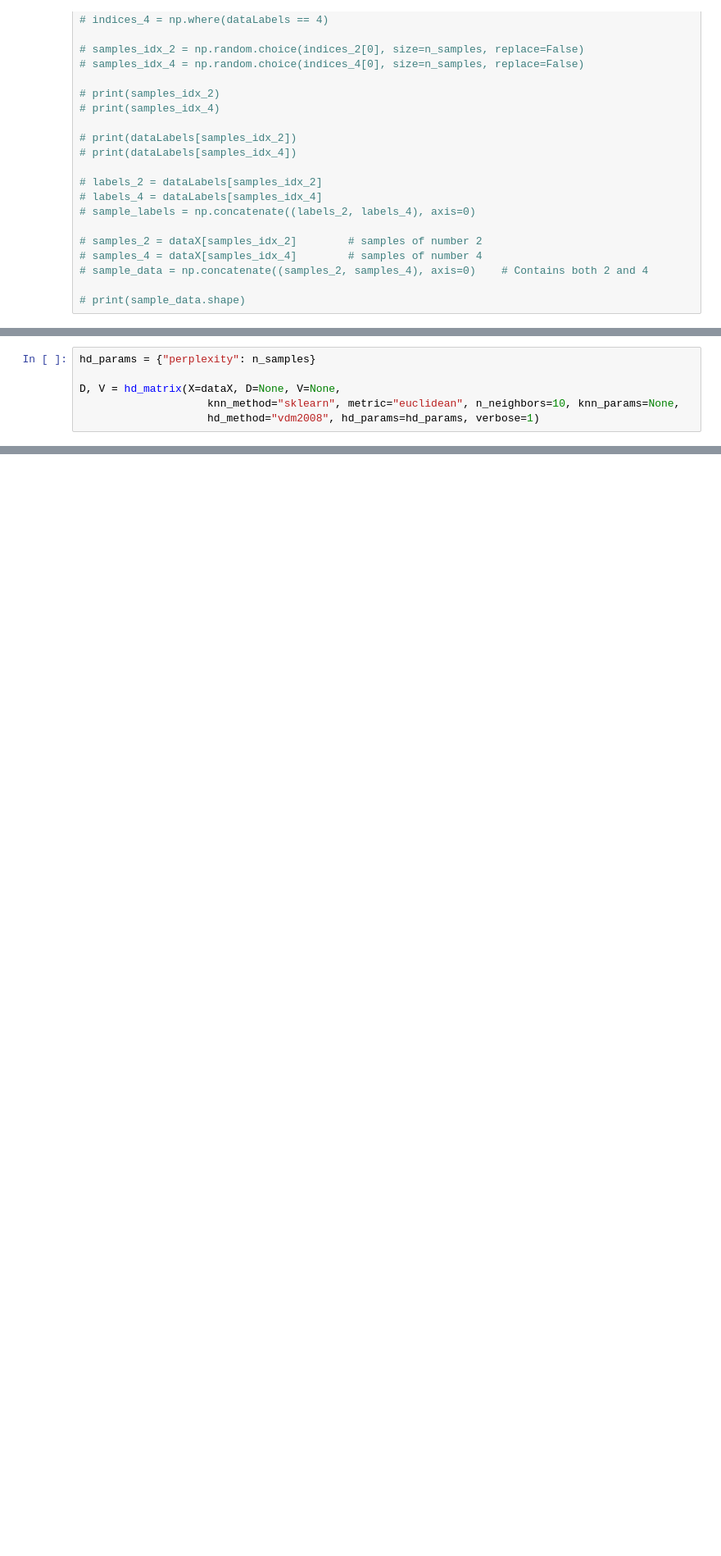
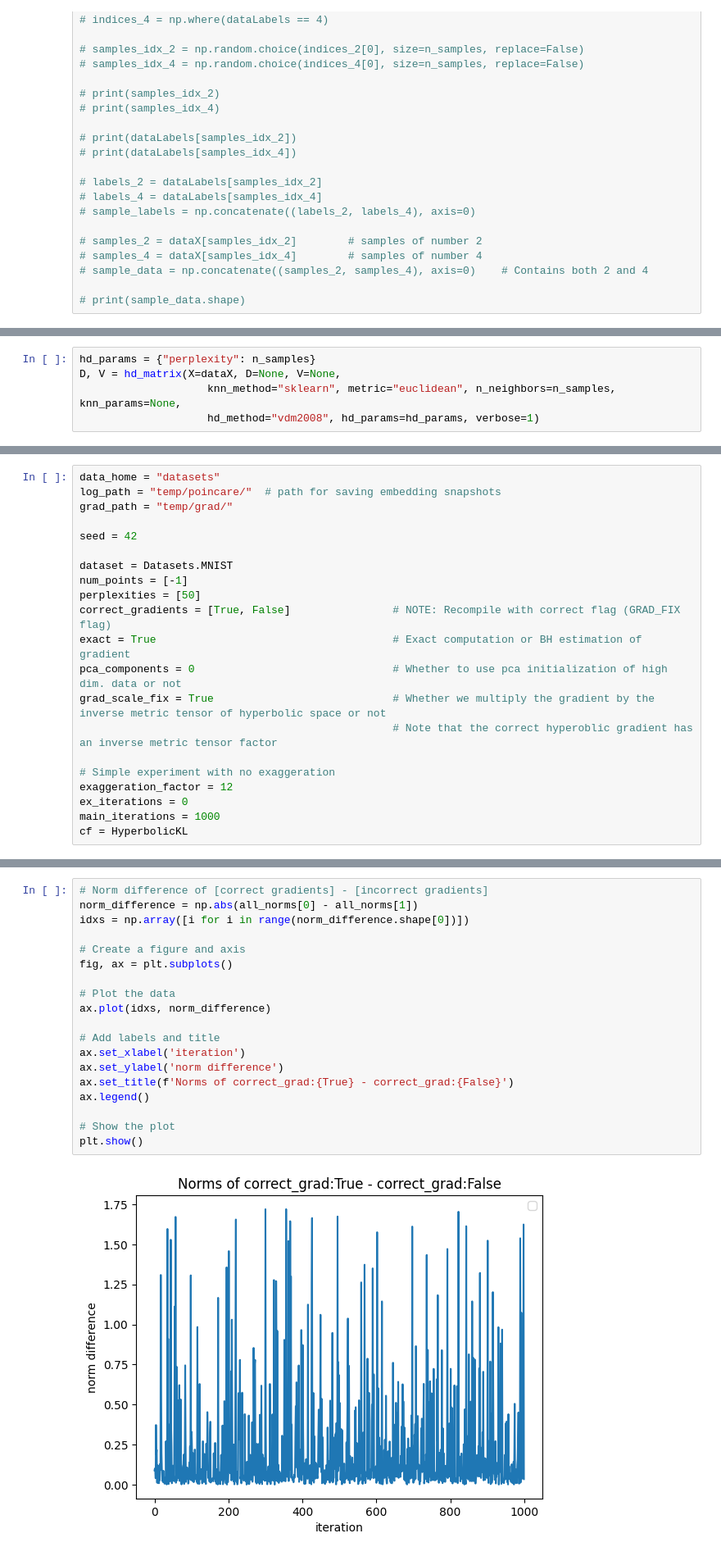
Before and after one commit to Haoranxia/hyperbolic-tsne, a Jupyter notebook: experiment_gradient.ipynb, the cells around one changed output, grey strips where cells are left out. Shown at 82% size. Drawn from its saved outputs; the diff is of its cells as text; blank space fills up the shorter version.

Commit message:
new experiments and some fixed code

```diff
--- a/experiment_gradient.ipynb
+++ b/experiment_gradient.ipynb
@@ -112,7 +115,6 @@ Get the distance matrix and affinity matrix of our samples
 # %%
 hd_params = {"perplexity": n_samples}
-
 D, V = hd_matrix(X=dataX, D=None, V=None,
-                    knn_method="sklearn", metric="euclidean", n_neighbors=10, knn_params=None,
+                    knn_method="sklearn", metric="euclidean", n_neighbors=n_samples, knn_params=None,
                     hd_method="vdm2008", hd_params=hd_params, verbose=1)
 # %% [output]
@@ -131,0 +130,21 @@ print(V.shape)
+# %%
+data_home = "datasets"
+log_path = "temp/poincare/"  # path for saving embedding snapshots
+grad_path = "temp/grad/"
+
+seed = 42
+
+dataset = Datasets.MNIST
+num_points = [-1]
+perplexities = [50]
+correct_gradients = [True, False]                # NOTE: Recompile with correct flag (GRAD_FIX flag)
+exact = True                                     # Exact computation or BH estimation of gradient
+pca_components = 0                               # Whether to use pca initialization of high dim. data or not
+grad_scale_fix = True                            # Whether we multiply the gradient by the inverse metric tensor of hyperbolic space or not
+                                                 # Note that the correct hyperoblic gradient has an inverse metric tensor factor
+
+# Simple experiment with no exaggeration
+exaggeration_factor = 12
+ex_iterations = 0
+main_iterations = 1000
+cf = HyperbolicKL
@@ -194,0 +282,21 @@ MovieWriter ffmpeg unavailable; using Pillow instead.
+# %%
+# Norm difference of [correct gradients] - [incorrect gradients]
+norm_difference = np.abs(all_norms[0] - all_norms[1])
+idxs = np.array([i for i in range(norm_difference.shape[0])])
+
+# Create a figure and axis
+fig, ax = plt.subplots()
+
+# Plot the data
+ax.plot(idxs, norm_difference)
+
+# Add labels and title
+ax.set_xlabel('iteration')
+ax.set_ylabel('norm difference')
+ax.set_title(f'Norms of correct_grad:{True} - correct_grad:{False}')
+ax.legend()
+
+# Show the plot
+plt.show()
+# %% [output]
+[figure, added]
```
Also changed, not shown: parts of 22 cells of this notebook, 7 other files.
